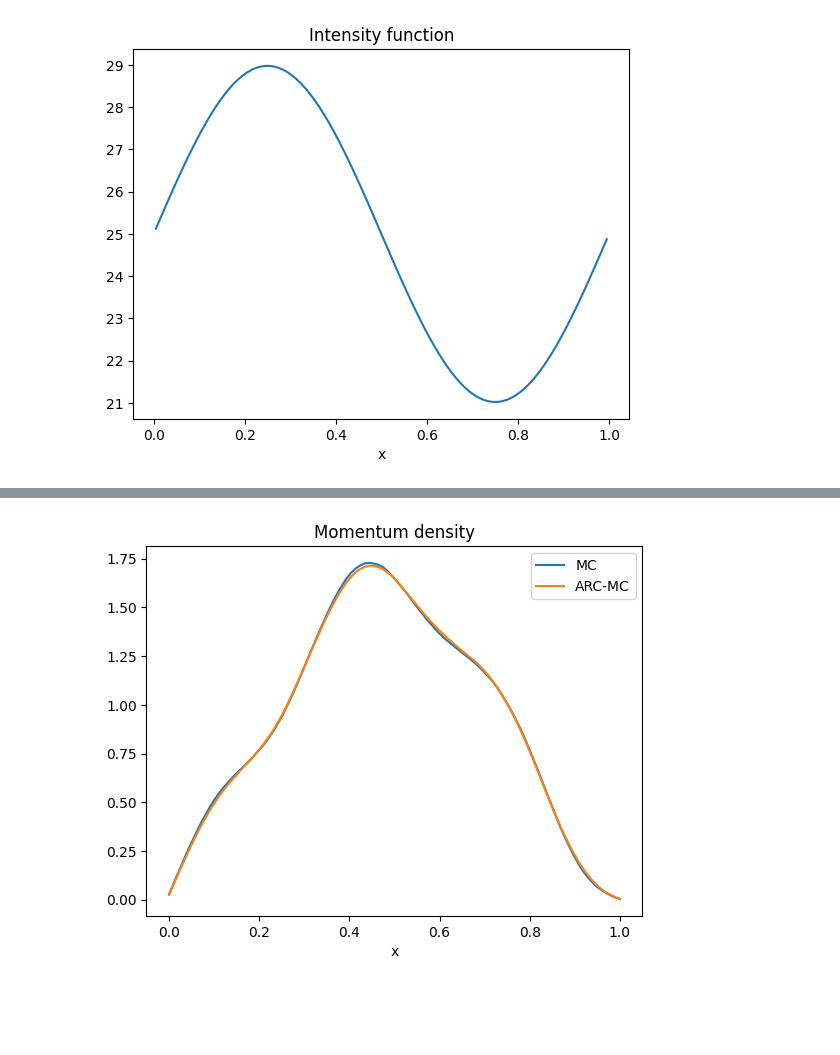
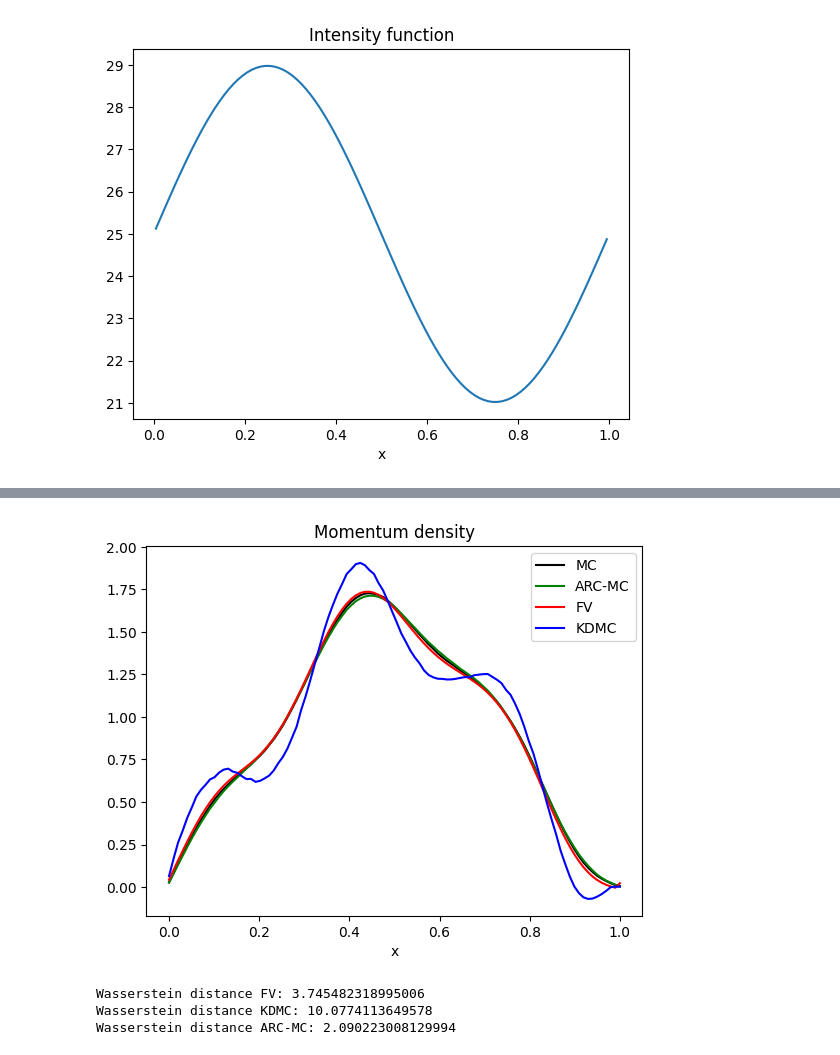
Before and after one commit to RVB12/neptune-mc, a Jupyter notebook: examples/test-example-vmaes.ipynb, the cells around one changed output, grey strips where cells are left out. Drawn from its saved outputs; the diff is of its cells as text; code cells hidden in the pictures; blank space fills up the shorter version.

```diff
--- a/examples/test-example-vmaes.ipynb
+++ b/examples/test-example-vmaes.ipynb
@@ -235,8 +235,10 @@ with open("input.json", "w") as f:
     f.write(inputstring)
 
 start_time = time.time()
-subprocess.check_output(["neptune-mc"]).decode("utf-8")
+cmd_output = subprocess.check_output(["neptune-mc"]).decode("utf-8")
 end_time = time.time()
+
+print(cmd_output)
 
 print("Simulation took", end_time - start_time, "seconds")
 
@@ -246,6 +248,9 @@ with open("output.json", "r") as f:
 output = json.loads(outputstring)
 
 neutral_density_kd = np.array(output["density"]) * vol / t_final
+momentum_x_kd = np.array(output["momentum_x"]) * vol / t_final
+energy_kd = np.array(output["energy"]) * vol / t_final
+
 
 x = np.linspace(0,Lx,nx)
 
@@ -309,4 +317,6 @@ stats = output["stats"]
 print(stats)
 
 neutral_density_fv = np.array(output["density_integral"]) * vol / t_final
+momentum_x_fv = np.array(output["momentum_x_integral"]) * vol / t_final
+energy_fv = np.array(output["energy_integral"]) * vol / t_final
 # %% [output]
@@ -396,14 +406,29 @@ Wasserstein distance ARC-MC: 0.21372750301726165
 # %%
 
 plt.figure()
-plt.plot(x, momentum_x, label="MC")
-plt.plot(x, momentum_x_arcmc, label="ARC-MC")
+plt.plot(x, momentum_x, label="MC", color="black")
+plt.plot(x, momentum_x_arcmc, label="ARC-MC", color="green")
+plt.plot(x, momentum_x_fv, label="FV", color="red")
+plt.plot(x, momentum_x_kd, label="KDMC", color="blue")
 # plt.plot(x, intensityfun)
 plt.title("Momentum density")
 plt.xlabel("x")
 plt.legend()
 plt.show()
+
+
+# print wasserstein distances
+wd_fv = wasserstein_2_distance(momentum_x, momentum_x_fv)
+wd_kd = wasserstein_2_distance(momentum_x, momentum_x_kd)
+wd_arcmc = wasserstein_2_distance(momentum_x, momentum_x_arcmc)
+
+print("Wasserstein distance FV:", wd_fv)
+print("Wasserstein distance KDMC:", wd_kd)
+print("Wasserstein distance ARC-MC:", wd_arcmc)
 # %% [output]
-[figure, old version]
+[figure, new version]
+Wasserstein distance FV: 3.745482318995006
+Wasserstein distance KDMC: 10.0774113649578
+Wasserstein distance ARC-MC: 2.090223008129994
 # %%
 plt.figure()
```
Also changed, not shown: parts of 6 cells of this notebook, 6 other files.
